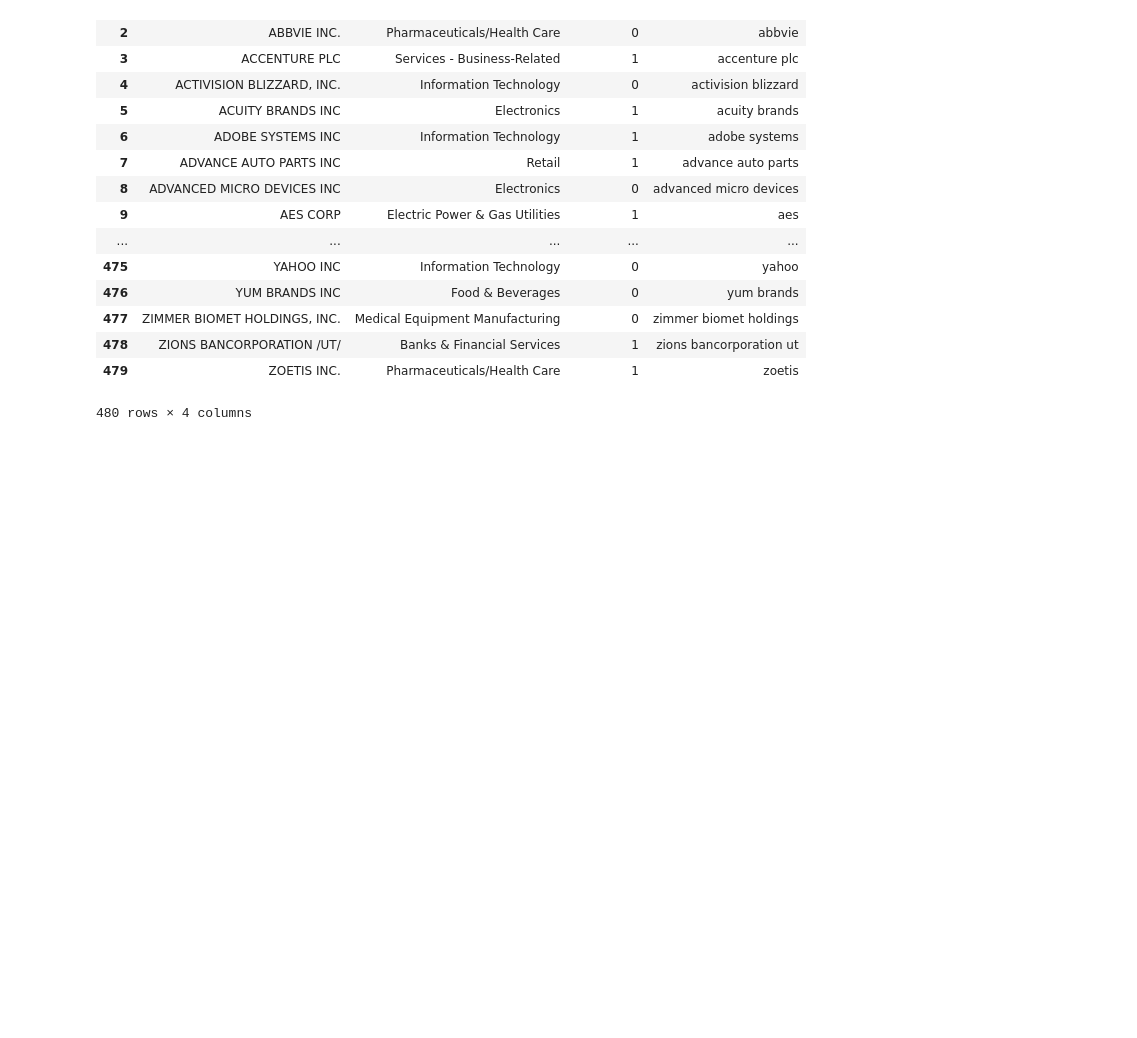
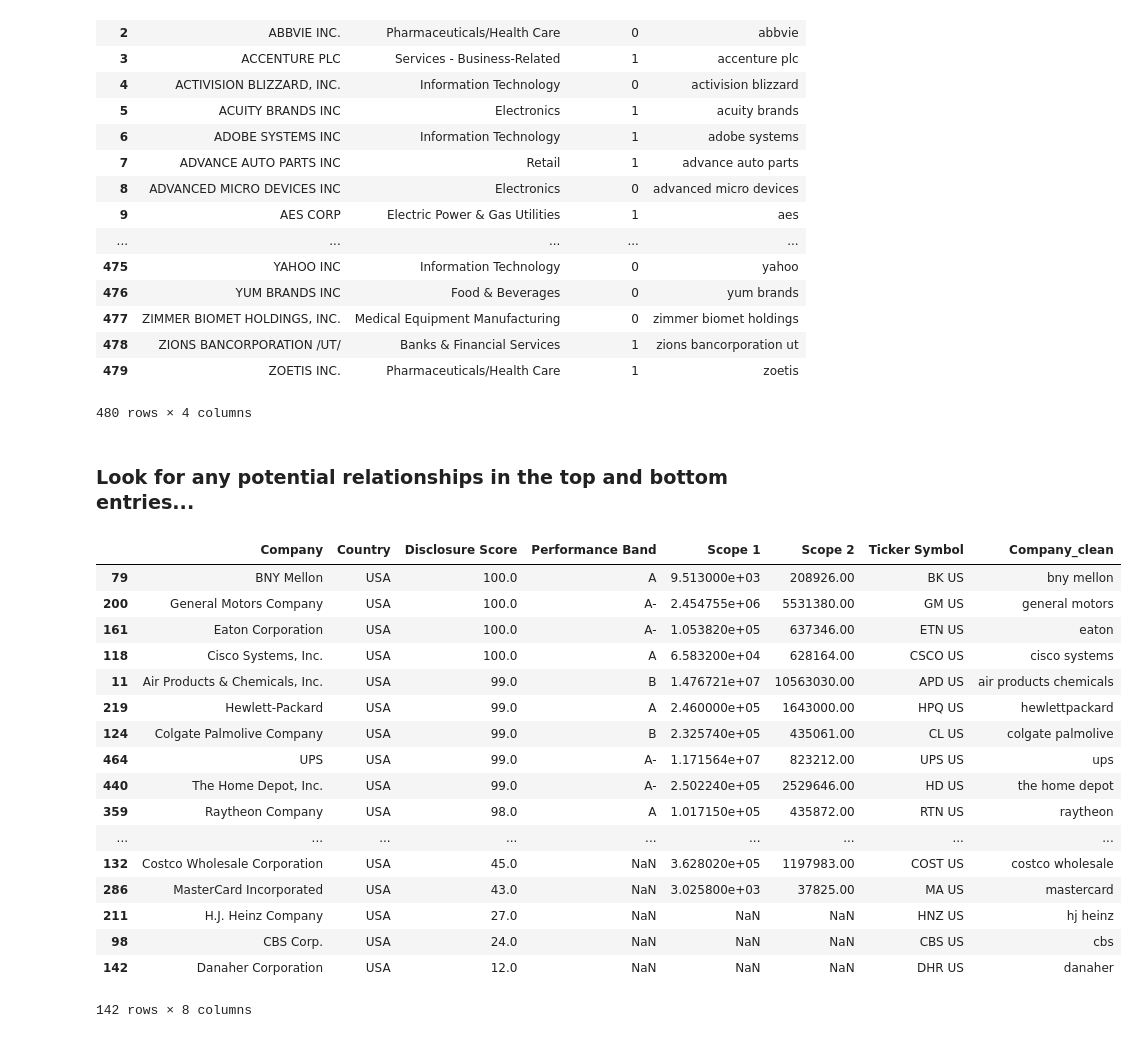
Before and after one commit to kellieotto/clean_energy_hack, a Jupyter notebook: notebooks/01-cdp_emissions_data_exploration.ipynb, the cells around one changed output. Cells and saved outputs as stored; diff of their text form; code cells hidden in the pictures; blank space fills up the shorter version.

```diff
--- a/notebooks/01-cdp_emissions_data_exploration.ipynb
+++ b/notebooks/01-cdp_emissions_data_exploration.ipynb
@@ -275,3 +275,29 @@ sec
 480 rows × 4 columns
 # %%
 sec.to_hdf('disclosed.h5', 'disclosed')
+# %% [markdown]
+### Look for any potential relationships in the top and bottom entries...
+# %%
+top10 = us_emissions.sort_values('Disclosure Score', ascending=False)
+bot10 = us_emissions.sort_values('Disclosure Score', ascending=True)
+# %%
+top10
+# %% [output]
+|  | Company | Country | Disclosure Score | Performance Band | Scope 1 | Scope 2 | Ticker Symbol | Company_clean |
+| 79 | BNY Mellon | USA | 100.0 | A | 9.513000e+03 | 208926.00 | BK US | bny mellon |
+| 200 | General Motors Company | USA | 100.0 | A- | 2.454755e+06 | 5531380.00 | GM US | general motors |
+| 161 | Eaton Corporation | USA | 100.0 | A- | 1.053820e+05 | 637346.00 | ETN US | eaton |
+| 118 | Cisco Systems, Inc. | USA | 100.0 | A | 6.583200e+04 | 628164.00 | CSCO US | cisco systems |
+| 11 | Air Products & Chemicals, Inc. | USA | 99.0 | B | 1.476721e+07 | 10563030.00 | APD US | air products chemicals |
+| 219 | Hewlett-Packard | USA | 99.0 | A | 2.460000e+05 | 1643000.00 | HPQ US | hewlettpackard |
+| 124 | Colgate Palmolive Company | USA | 99.0 | B | 2.325740e+05 | 435061.00 | CL US | colgate palmolive |
+| 464 | UPS | USA | 99.0 | A- | 1.171564e+07 | 823212.00 | UPS US | ups |
+| 440 | The Home Depot, Inc. | USA | 99.0 | A- | 2.502240e+05 | 2529646.00 | HD US | the home depot |
+| 359 | Raytheon Company | USA | 98.0 | A | 1.017150e+05 | 435872.00 | RTN US | raytheon |
+| ... | ... | ... | ... | ... | ... | ... | ... | ... |
+| 132 | Costco Wholesale Corporation | USA | 45.0 | NaN | 3.628020e+05 | 1197983.00 | COST US | costco wholesale |
+| 286 | MasterCard Incorporated | USA | 43.0 | NaN | 3.025800e+03 | 37825.00 | MA US | mastercard |
+| 211 | H.J. Heinz Company | USA | 27.0 | NaN | NaN | NaN | HNZ US | hj heinz |
+| 98 | CBS Corp. | USA | 24.0 | NaN | NaN | NaN | CBS US | cbs |
+| 142 | Danaher Corporation | USA | 12.0 | NaN | NaN | NaN | DHR US | danaher |
+142 rows × 8 columns
```
Also changed, not shown: parts of 1 cell of this notebook, 3 other files.
